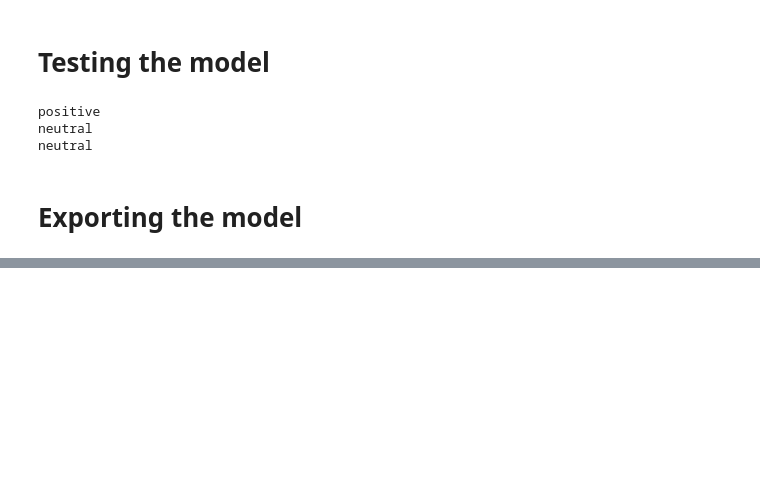
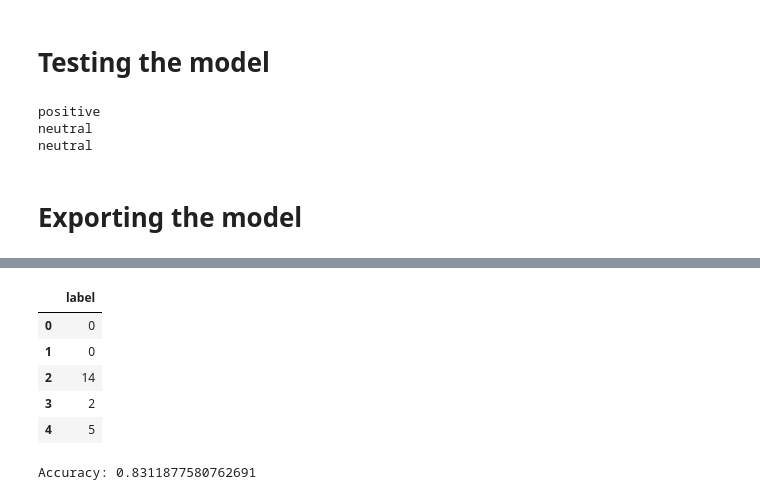
Before and after one commit to JuanNeuenschwandesBTS/EmotionCodeAnalyzer, a Jupyter notebook: Notebook/BaseLineModel/FinancialTFIDF_logicRegression.ipynb, the cells around one changed output, grey strips where cells are left out. Saved outputs shown, nothing was run; the diff lists cells and outputs as text; code cells hidden in the pictures; blank space fills up the shorter version.

```diff
--- a/Notebook/BaseLineModel/FinancialTFIDF_logicRegression.ipynb
+++ b/Notebook/BaseLineModel/FinancialTFIDF_logicRegression.ipynb
@@ -218,0 +234,6 @@ pickle.dump(logit, open(filename, 'wb'))
+# %%
+X_train_text = text_transformer.fit_transform(df_train['clean_text'])
+X_test_text = text_transformer.transform(df_test['clean_text'])
+# %%
+y_train = df_train['label']
+y_test = df_test['label']
@@ -218,0 +255,3 @@ pickle.dump(logit, open(filename, 'wb'))
+# %%
+%%time
+logit.fit(X_train_text, y_train)
@@ -218,0 +263,11 @@ pickle.dump(logit, open(filename, 'wb'))
+# %%
+test_preds = logit.predict(X_test_text)
+# %%
+pd.DataFrame(test_preds, columns=['label']).head()
+# %% [output]
+|  | label |
+| 0 | 0 |
+| 1 | 0 |
+| 2 | 14 |
+| 3 | 2 |
+| 4 | 5 |
@@ -218,0 +276,5 @@ pickle.dump(logit, open(filename, 'wb'))
+# %%
+accuracy = accuracy_score(y_test, test_preds)
+print("Accuracy:", accuracy)
+# %% [output]
+Accuracy: 0.8311877580762691
```
Also changed, not shown: parts of 14 cells of this notebook, 9 other files.
